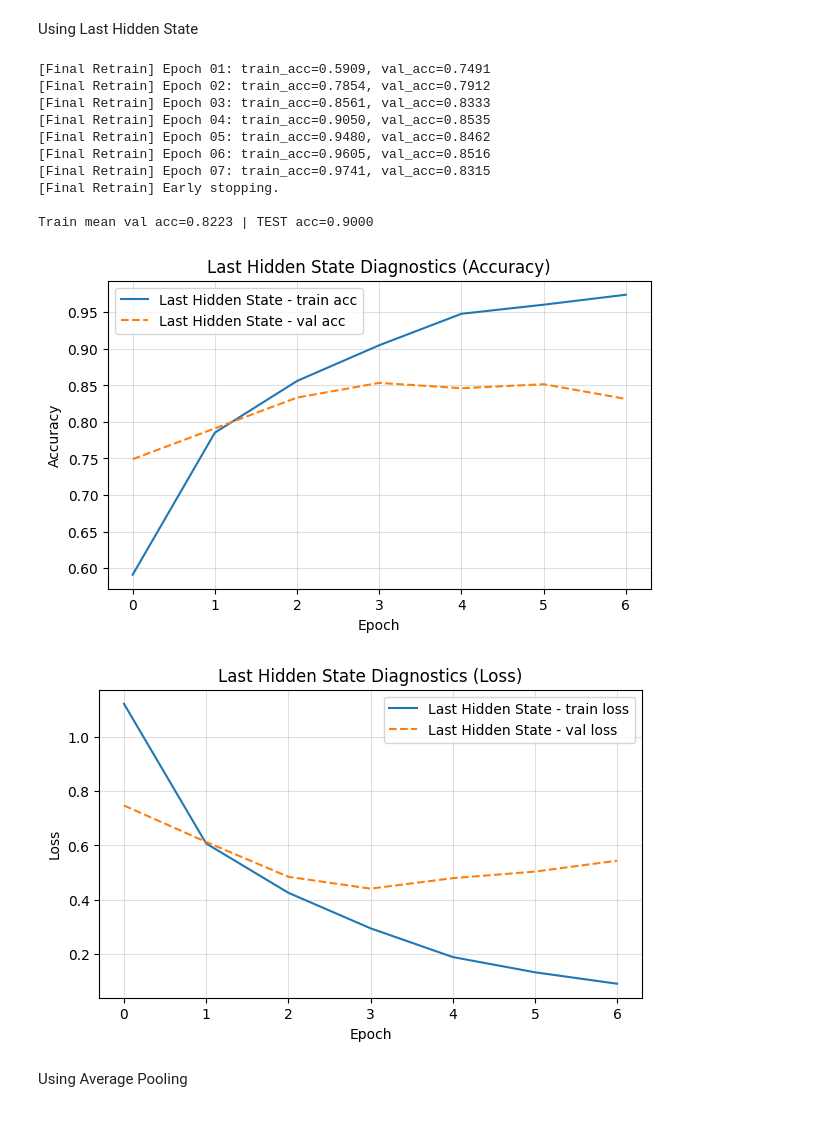
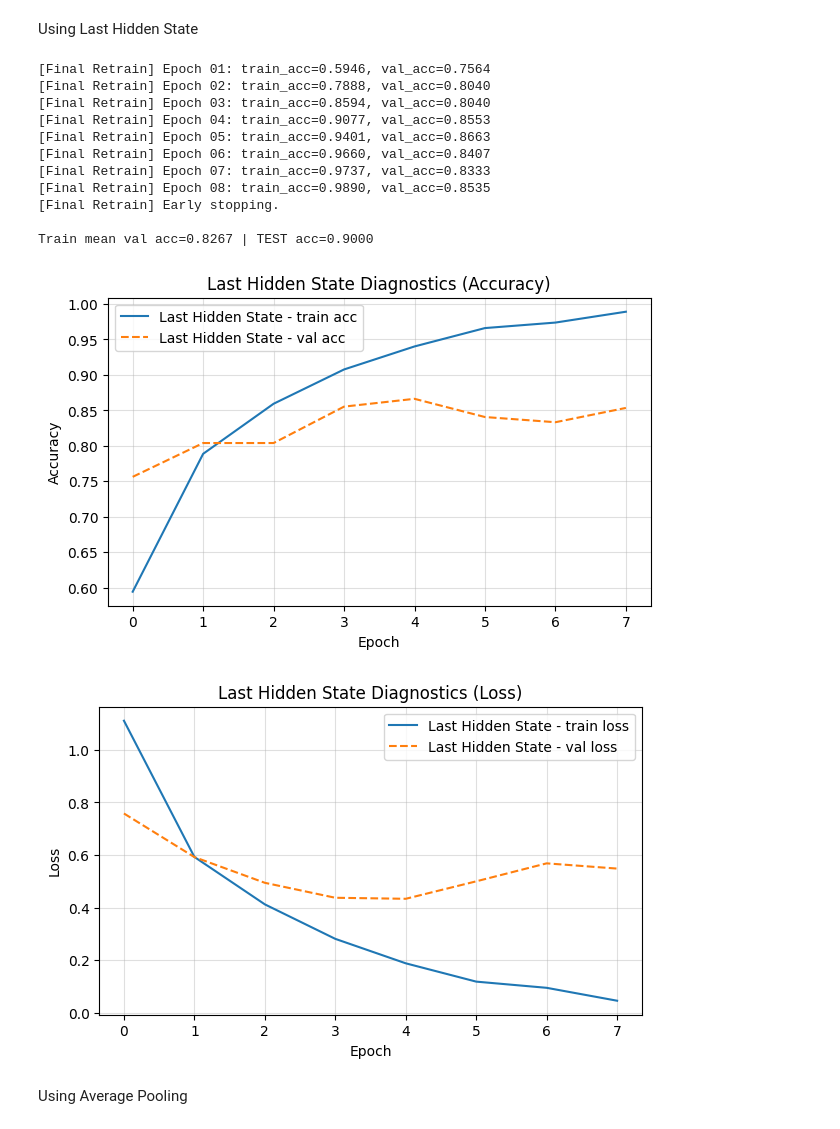
Before and after one commit to yukilam-space/SC4002-NLP, a Jupyter notebook: hs&yh/nlp_project_2.ipynb, the cells around one changed output. Cells and saved outputs as stored; diff of their text form; code cells hidden in the pictures.

```diff
--- a/hs&yh/nlp_project_2.ipynb
+++ b/hs&yh/nlp_project_2.ipynb
@@ -1382,39 +1387,40 @@ Using Last Hidden State
 # %%
 hist, mean_acc_last, test_acc_last = choose_pooling(
     batch_size=best_batch_size,
     lr=best_lr,
     hidden_dim=best_hidden_dim,
     num_layers=NUM_LAYERS,
     bidirectional=BIDIRECTIONAL,
     dropout=DROPOUT,
     num_classes=NUM_CLASSES,
     full_dataset=train_data,
     test_dataset=test_data,
     pad_idx=PAD_IDX,
     device=device,
     embedding_layer=embedding_layer,
     max_epochs=MAX_EPOCHS,
     patience=PATIENCE,
     seed=SEED,
-    weight_decay=1e-4, # L2
+    weight_decay=None, # no L2
     clip_value=None, # no GC
     pooling="last"
 )
 print(f"\nTrain mean val acc={mean_acc_last:.4f} | TEST acc={test_acc_last:.4f}")
 plot_history({"Last Hidden State": hist}, title="Last Hidden State Diagnostics")
 # %% [output]
-[Final Retrain] Epoch 01: train_acc=0.5909, val_acc=0.7491
-[Final Retrain] Epoch 02: train_acc=0.7854, val_acc=0.7912
-[Final Retrain] Epoch 03: train_acc=0.8561, val_acc=0.8333
-[Final Retrain] Epoch 04: train_acc=0.9050, val_acc=0.8535
-[Final Retrain] Epoch 05: train_acc=0.9480, val_acc=0.8462
-[Final Retrain] Epoch 06: train_acc=0.9605, val_acc=0.8516
-[Final Retrain] Epoch 07: train_acc=0.9741, val_acc=0.8315
+[Final Retrain] Epoch 01: train_acc=0.5946, val_acc=0.7564
+[Final Retrain] Epoch 02: train_acc=0.7888, val_acc=0.8040
+[Final Retrain] Epoch 03: train_acc=0.8594, val_acc=0.8040
+[Final Retrain] Epoch 04: train_acc=0.9077, val_acc=0.8553
+[Final Retrain] Epoch 05: train_acc=0.9401, val_acc=0.8663
+[Final Retrain] Epoch 06: train_acc=0.9660, val_acc=0.8407
+[Final Retrain] Epoch 07: train_acc=0.9737, val_acc=0.8333
+[Final Retrain] Epoch 08: train_acc=0.9890, val_acc=0.8535
 [Final Retrain] Early stopping.
 
-Train mean val acc=0.8223 | TEST acc=0.9000
+Train mean val acc=0.8267 | TEST acc=0.9000
-[figure, old version]
+[figure, new version]
-[figure, old version]
+[figure, new version]
 # %% [markdown]
 Using Average Pooling
 # %%
```
Also changed, not shown: parts of 23 cells of this notebook, 3 other files.
